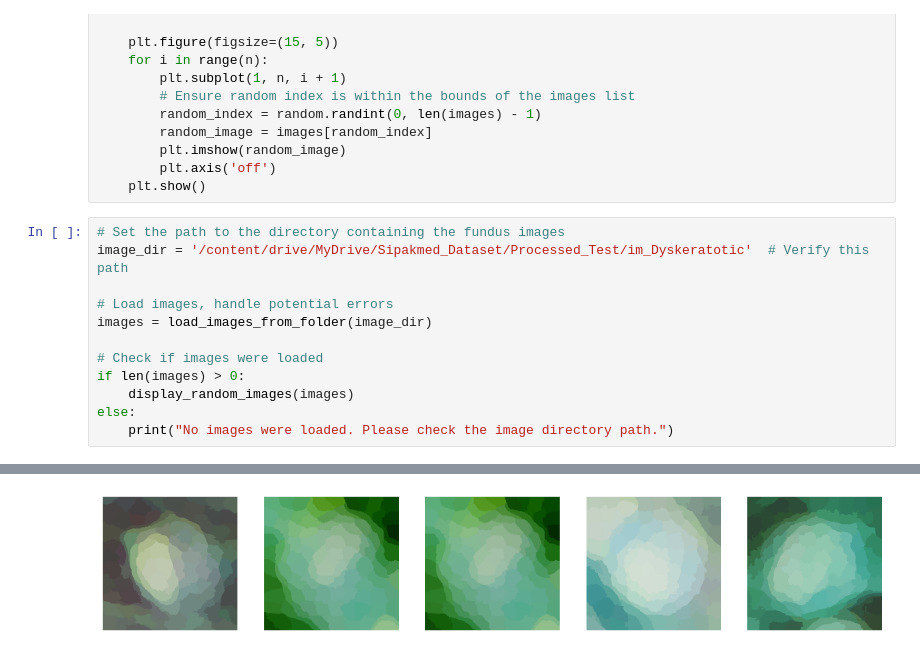
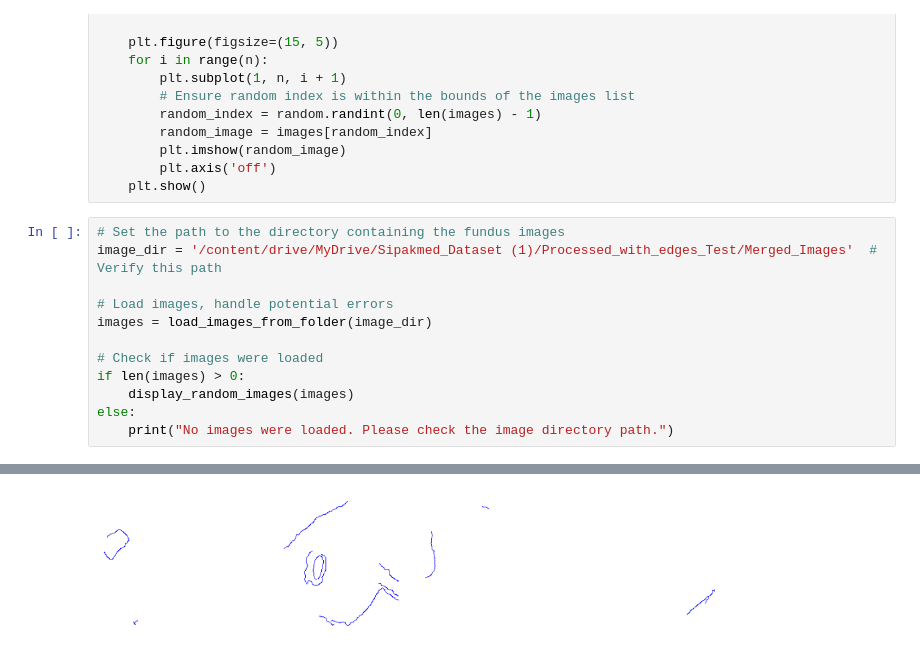
Before and after one commit to ARPITA1312/Cervical-Cancer-detection-using-CNN-Models, a Jupyter notebook: Combined_model.ipynb, the cells around one changed output, grey strips where cells are left out. Cells and saved outputs as stored; diff of their text form.

```diff
--- a/Combined_model.ipynb
+++ b/Combined_model.ipynb
@@ -721,7 +741,7 @@ def display_random_images(images, n=5):
     plt.show()
 # %%
 # Set the path to the directory containing the fundus images
-image_dir = '/content/drive/MyDrive/Sipakmed_Dataset/Processed_Test/im_Dyskeratotic'  # Verify this path
+image_dir = '/content/drive/MyDrive/Sipakmed_Dataset (1)/Processed_with_edges_Test/Merged_Images'  # Verify this path
 
 # Load images, handle potential errors
 images = load_images_from_folder(image_dir)
@@ -735 +760 @@ else:
-[figure, old version]
+[figure, new version]
```
Also changed, not shown: parts of 55 cells of this notebook.
